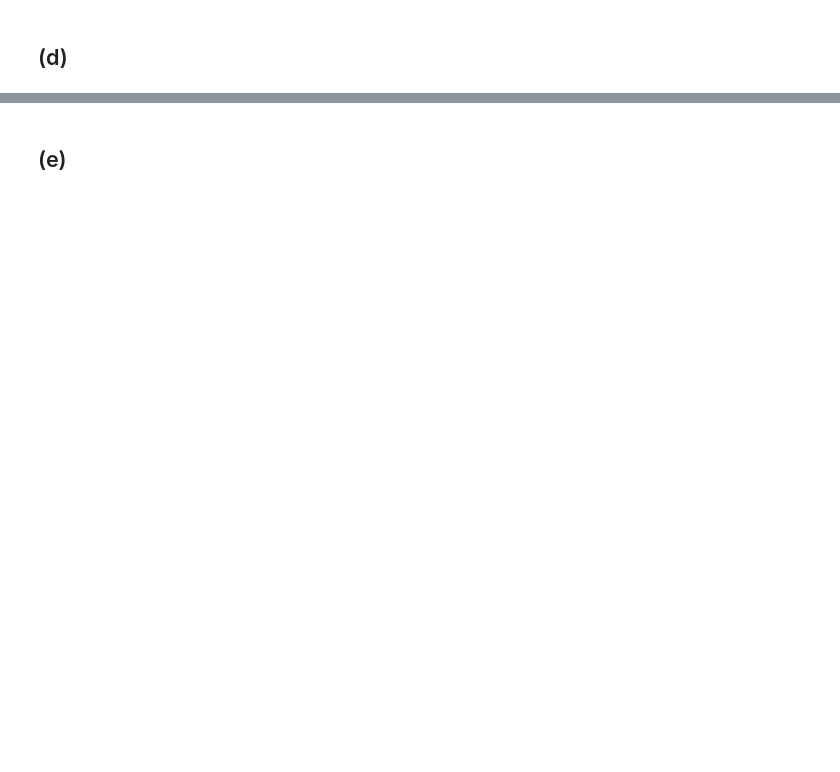
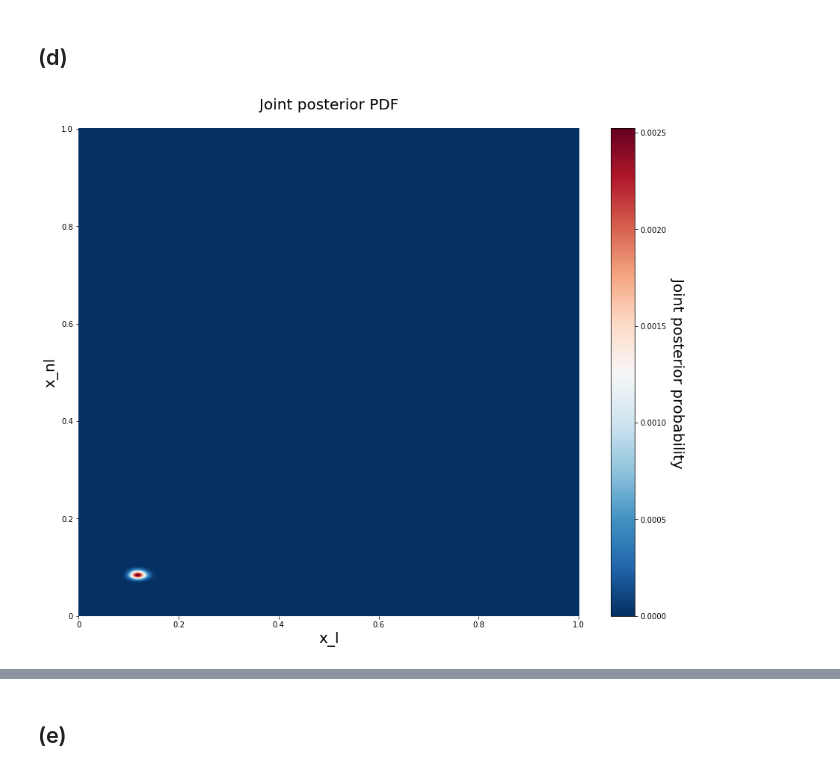
Before and after one commit to rfeinman/hw-mathtools, a Jupyter notebook: Feinman_Reuben_HW5/hw5.ipynb, the cells around one changed output, grey strips where cells are left out. Cells and saved outputs as stored; diff of their text form; code cells hidden in the pictures; blank space fills up the shorter version.

```diff
--- a/Feinman_Reuben_HW5/hw5.ipynb
+++ b/Feinman_Reuben_HW5/hw5.ipynb
@@ -281,0 +387,45 @@ So we see that the p values that maximize our likelihood function are very close
+# %%
+def imagesc(C, tick_locations, tick_values, title, size):
+    """
+    A function to replicate matlab's 'imagesc' function.
+    """
+    # Plot it out
+    fig, ax = plt.subplots()
+    heatmap = ax.pcolor(C, cmap='RdBu_r')
+
+    # Format
+    fig = plt.gcf()
+    fig.set_size_inches(size[0], size[1])
+
+    # turn off the frame
+    ax.set_frame_on(False)
+
+    # put the major ticks at the middle of each cell
+    ax.set_xticks(tick_locations, minor=False)
+    ax.set_yticks(tick_locations, minor=False)
+
+    # set values for x and y axis ticks
+    ax.set_xticklabels(tick_values)
+    ax.set_yticklabels(tick_values)
+
+    # turn off grid mode
+    ax.grid(False)
+
+    # set plot title and axis labels
+    ax.set_title(title, fontsize=20, y = 1.03)
+    ax.set_xlabel('x_l', fontsize=20)
+    ax.set_ylabel('x_nl', fontsize=20)
+
+    cbar = plt.colorbar(heatmap)
+    cbar.set_label('Joint posterior probability', rotation=270, fontsize=20, labelpad=25)
+# %%
+# Let's begin by plotting the 2-D joint posterior as a heatmap
+imagesc(
+    post_joint,
+    tick_locations=[0, 200, 400, 600, 800, 1000],
+    tick_values=[0, 0.2, 0.4, 0.6, 0.8, 1.0],
+    title='Joint posterior PDF',
+    size=(15, 12)
+)
+# %% [output]
+[figure, added]
```
Also changed, not shown: parts of 23 cells of this notebook.
